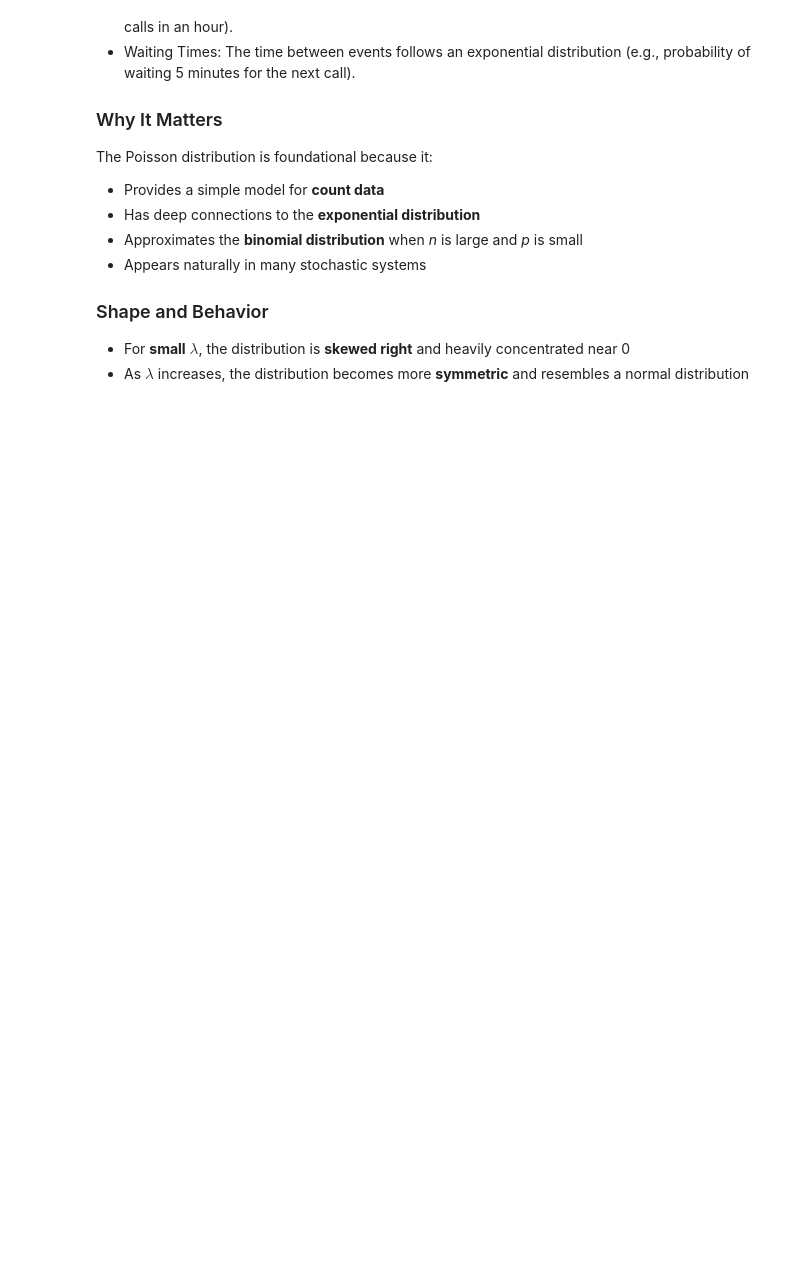
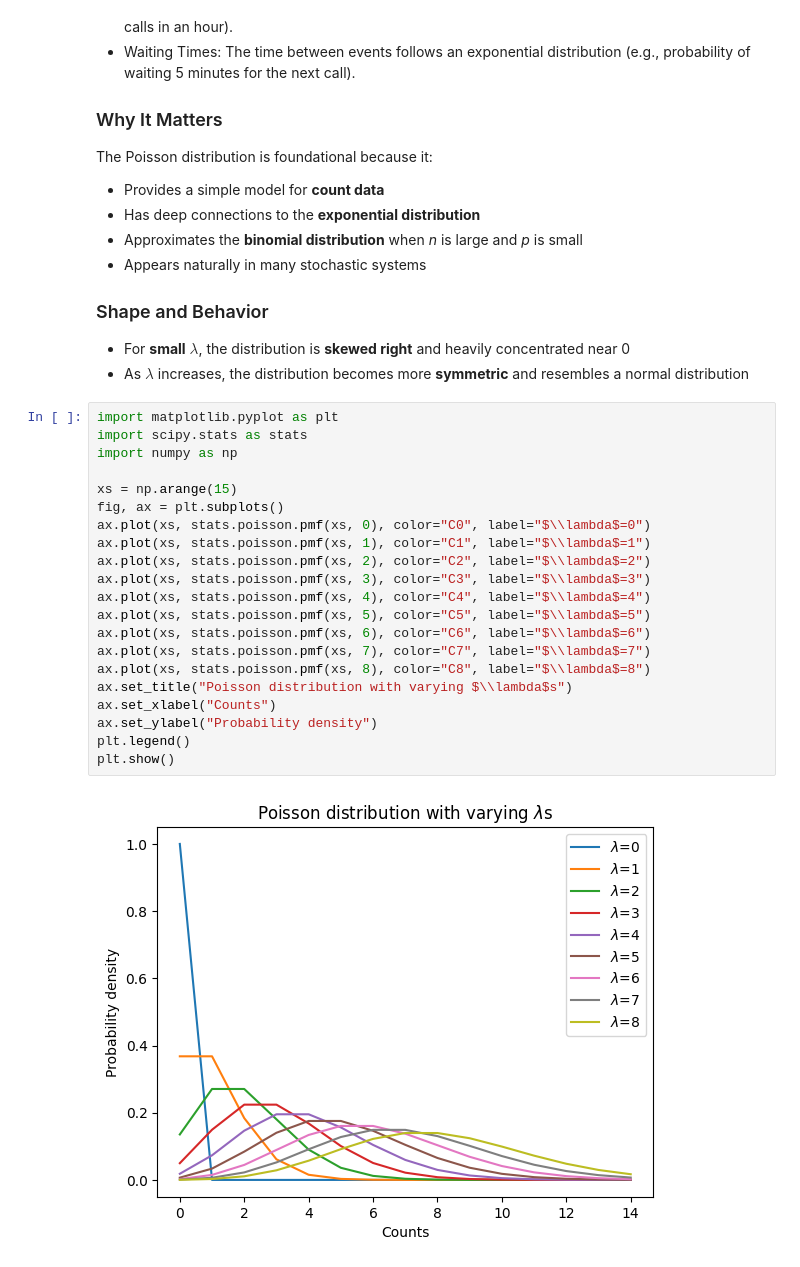
Before and after one commit to ZenSoftware/zen_jupyter, a Jupyter notebook: stats/poisson_dist.ipynb, the cells around one changed output. Saved outputs shown, nothing was run; the diff lists cells and outputs as text; blank space fills up the shorter version.

```diff
--- a/stats/poisson_dist.ipynb
+++ b/stats/poisson_dist.ipynb
@@ -57,3 +57,26 @@ The Poisson distribution is foundational because it:
 ### Shape and Behavior
 - For **small** $\lambda$, the distribution is **skewed right** and heavily concentrated near 0
 - As $\lambda$ increases, the distribution becomes more **symmetric** and resembles a normal distribution
+# %%
+import matplotlib.pyplot as plt
+import scipy.stats as stats
+import numpy as np
+
+xs = np.arange(15)
+fig, ax = plt.subplots()
+ax.plot(xs, stats.poisson.pmf(xs, 0), color="C0", label="$\\lambda$=0")
+ax.plot(xs, stats.poisson.pmf(xs, 1), color="C1", label="$\\lambda$=1")
+ax.plot(xs, stats.poisson.pmf(xs, 2), color="C2", label="$\\lambda$=2")
+ax.plot(xs, stats.poisson.pmf(xs, 3), color="C3", label="$\\lambda$=3")
+ax.plot(xs, stats.poisson.pmf(xs, 4), color="C4", label="$\\lambda$=4")
+ax.plot(xs, stats.poisson.pmf(xs, 5), color="C5", label="$\\lambda$=5")
+ax.plot(xs, stats.poisson.pmf(xs, 6), color="C6", label="$\\lambda$=6")
+ax.plot(xs, stats.poisson.pmf(xs, 7), color="C7", label="$\\lambda$=7")
+ax.plot(xs, stats.poisson.pmf(xs, 8), color="C8", label="$\\lambda$=8")
+ax.set_title("Poisson distribution with varying $\\lambda$s")
+ax.set_xlabel("Counts")
+ax.set_ylabel("Probability density")
+plt.legend()
+plt.show()
+# %% [output]
+[figure, added]
```
Also changed, not shown: parts of 2 cells of this notebook.
